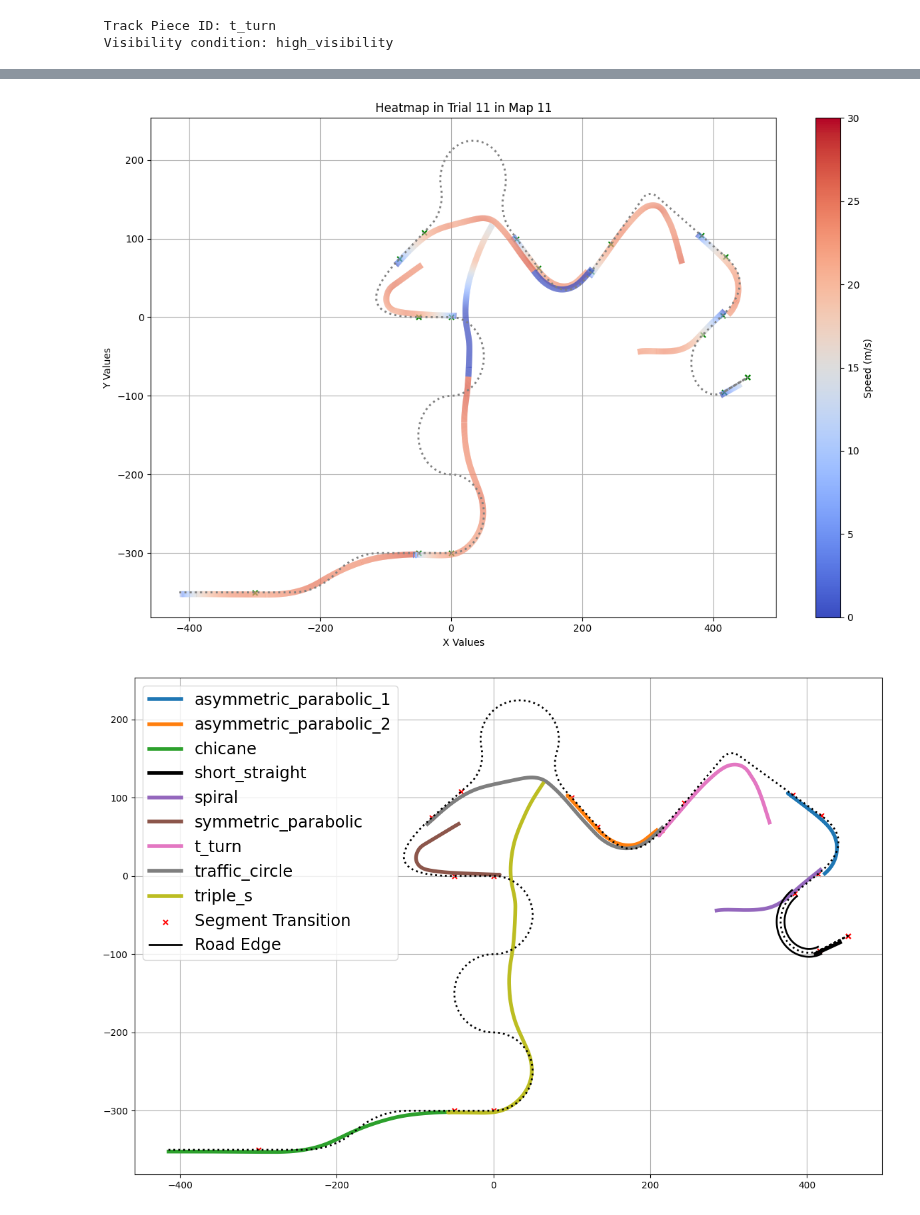
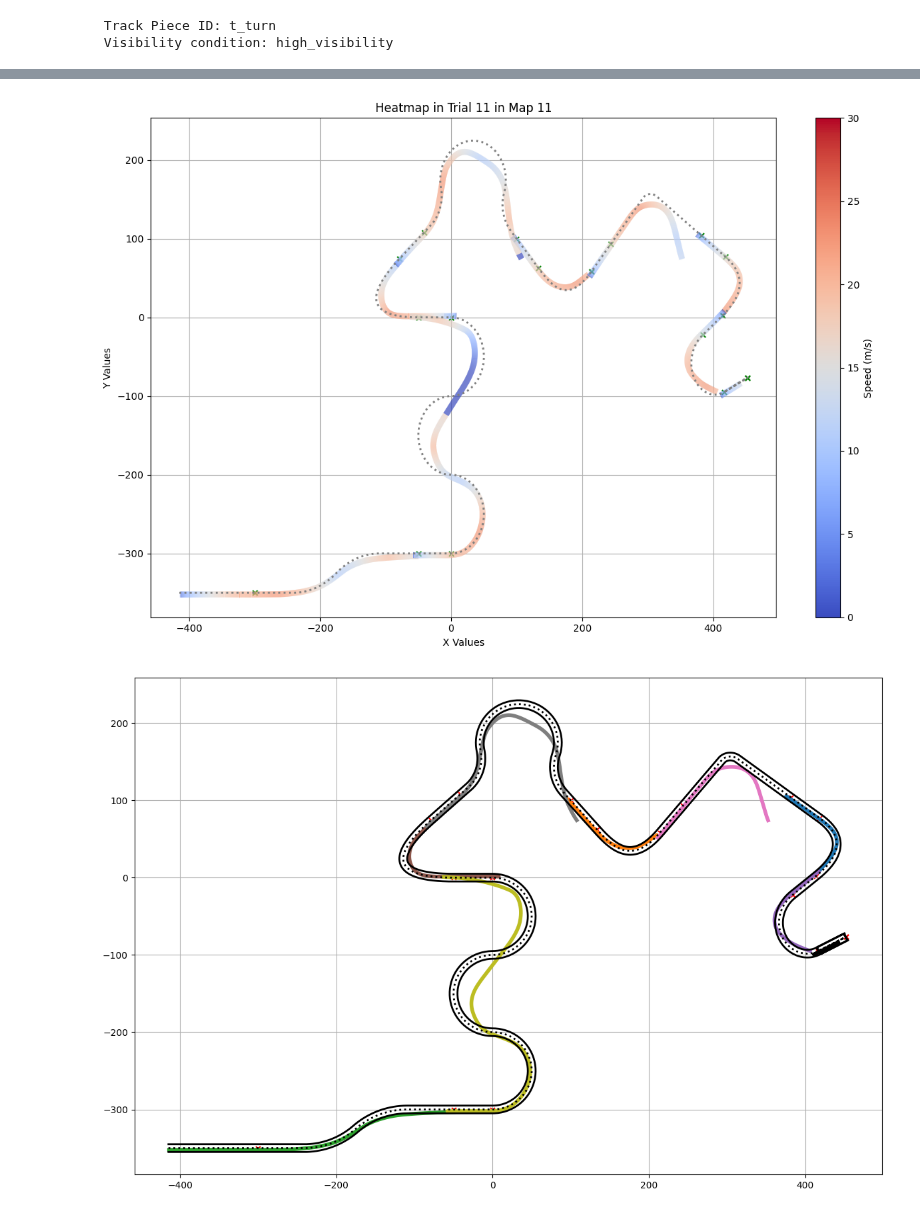
Before and after one commit to GraceRoessling/driving_exp_1_analyses, a Jupyter notebook: experiment_analyses/jupyter_notebooks/Get_subject_data.ipynb, the cells around one changed output, grey strips where cells are left out. Saved outputs shown, nothing was run; the diff lists cells and outputs as text; code cells hidden in the pictures.

Commit message:
added road edges to post_test_1

```diff
--- a/experiment_analyses/jupyter_notebooks/Get_subject_data.ipynb
+++ b/experiment_analyses/jupyter_notebooks/Get_subject_data.ipynb
@@ -25,8 +25,8 @@ unfamiliar_group_ids = ["atom","blank", "brim", "chef", "clerk", "debt","filth",
 trial_list = [0,1,2,3,4,5,6,7,8,9,10] # I use 0th based lists to index the trials
 
 # Pick a subject, and pick a trial number! -----------
-#subject_id = familiar_group_ids[10] # pick a subject
-subject_id = unfamiliar_group_ids[7] # pick a subject
+subject_id = familiar_group_ids[5] # pick a subject
+#subject_id = unfamiliar_group_ids[7] # pick a subject
 trial_number = 10
 # %%
 # Get objects associated to a given subject and their trial
@@ -174,10 +174,11 @@ plt.grid(True)
 plt.tight_layout()
 plt.show()
 # %% [output]
-[figure, old version]
+[figure, new version]
 # %%
 import matplotlib.pyplot as plt
 import dataframe_helper_functions
+import barycenter_functions
 
 # Remove the last couple of rows for each segment
 if trial_number == 10:
@@ -197,32 +198,39 @@ color_dict = {segment: dark_cmap(i % 10) for i, segment in enumerate(unique_segm
 # Plot each segment
 plt.figure(figsize=(12, 8))
 short_straight_plotted = False
 
 for segment in unique_segments:
     segment_df = camera_position_df[camera_position_df["current_track_piece"] == segment]
     if trial_number == 10:
         segment_df = dataframe_helper_functions.trim_trial_11_hiccups(segment_df)
 
     if 'short_straight' in segment:
         color = 'black'
         label = "short_straight" if not short_straight_plotted else "_nolegend_"
         short_straight_plotted = True
     else:
         color = color_dict[segment]
         label = segment
 
     plt.plot(segment_df["pos_x"], segment_df["pos_z"], label=label, color=color, lw=4)
 
-# Plot centerline and transition points
+# Plot centerline
 plt.plot(track_centerline_x, track_centerline_y, color='black', linestyle='dotted', lw=2)
+
+# Compute and plot road edges
+left_x, left_y, right_x, right_y = barycenter_functions.compute_road_edges(track_centerline_x, track_centerline_y, road_width=10)
+plt.plot(left_x, left_y, color='black', lw=2, label='Road Edge')
+plt.plot(right_x, right_y, color='black', lw=2)
+
+#Plot transition points
 plt.scatter(transition_points["x"], transition_points["y"], color='red', marker='x', s=25, label="Segment Transition")
 #plt.title(f'Trajectory in Trial {trial_number+1} in Map {trial_map_number}')
 # plt.xticks([])  # Removes X-axis numbers
 # plt.yticks([])
 plt.grid(True)
 plt.tight_layout()
 #plt.legend(loc=2, prop={'size': 17.5})
 # plt.show()
 plt.savefig(f"C:/Users/graci/Dropbox/PAndA/Thesis Experiment 2/presentations/r_figures/{subject_object.condition}_{subject_object.id}.svg", format="svg")
 # %% [output]
-[figure, old version]
+[figure, new version]
```
Also changed, not shown: parts of 1 cell of this notebook.
